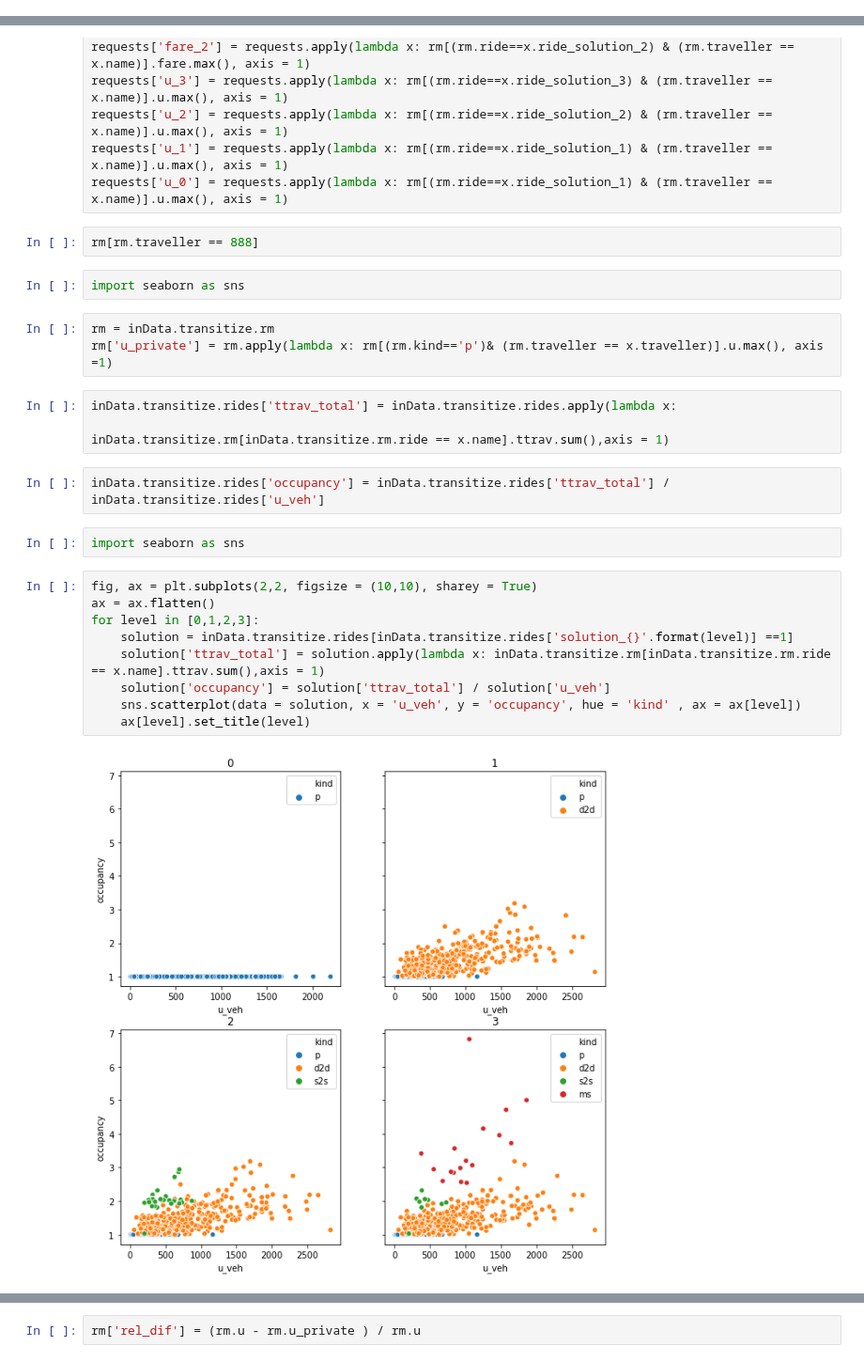
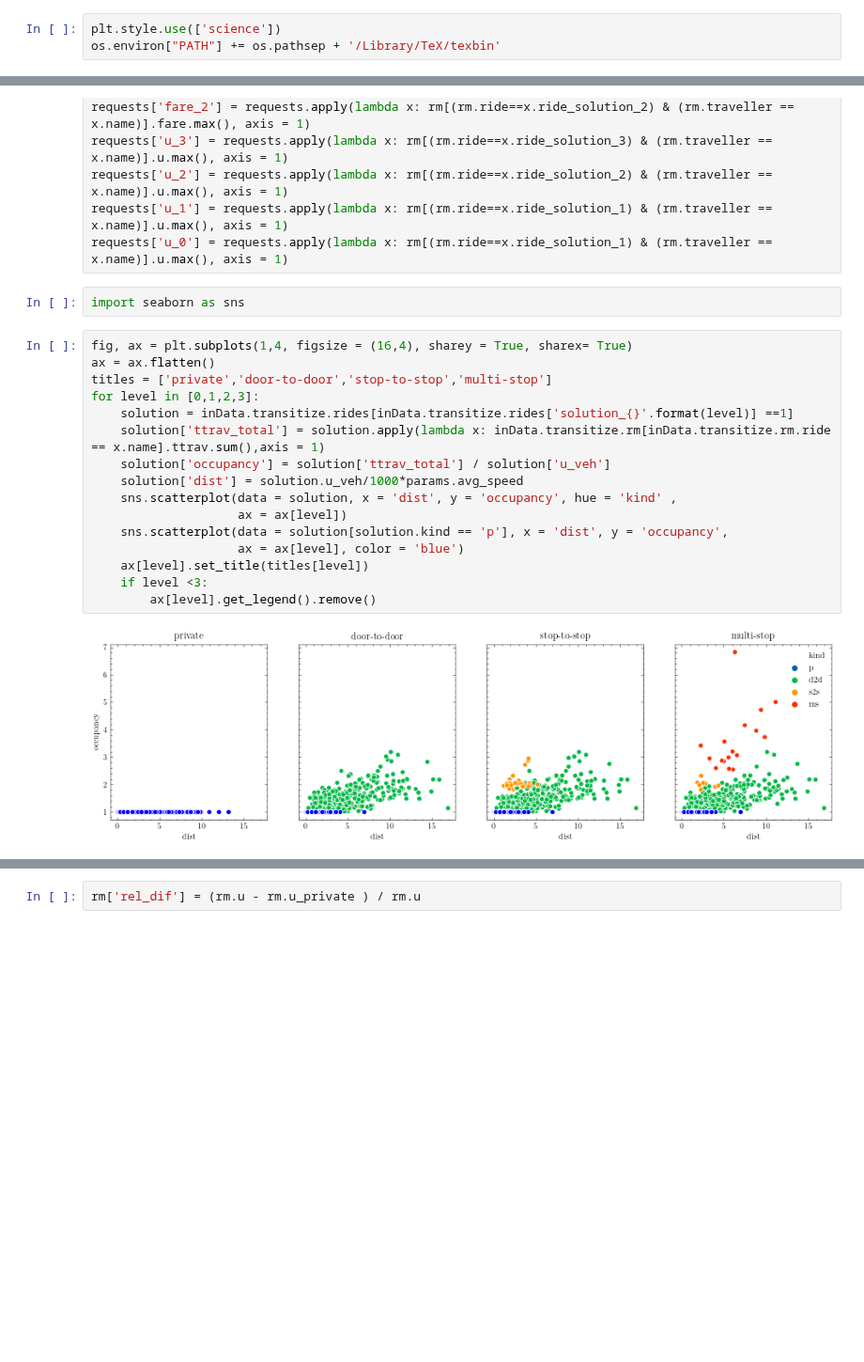
Before and after one commit to RafalKucharskiPK/ExMAS, a Jupyter notebook: ExMAS/spinoffs/tndp/ExExMAS_results.ipynb, the cells around one changed output, grey strips where cells are left out. Shown at 94% size. Drawn from its saved outputs; the diff is of its cells as text; blank space fills up the shorter version.

```diff
--- a/ExMAS/spinoffs/tndp/ExExMAS_results.ipynb
+++ b/ExMAS/spinoffs/tndp/ExExMAS_results.ipynb
@@ -19,6 +19,9 @@ from ExMAS.utils import *
 # %%
 from ExMAS.transitize import visualizations
 from ExMAS.transitize import analysis
+# %%
+plt.style.use(['science'])
+os.environ["PATH"] += os.pathsep + '/Library/TeX/texbin'
 # %%
 params = ExMAS.utils.get_config('ExMAS/data/configs/transit.json')  # load the default
 # %%
@@ -114,28 +147,23 @@ requests['u_3'] = requests.apply(lambda x: rm[(rm.ride==x.ride_solution_3) & (rm
 requests['u_2'] = requests.apply(lambda x: rm[(rm.ride==x.ride_solution_2) & (rm.traveller == x.name)].u.max(), axis = 1)
 requests['u_1'] = requests.apply(lambda x: rm[(rm.ride==x.ride_solution_1) & (rm.traveller == x.name)].u.max(), axis = 1)
 requests['u_0'] = requests.apply(lambda x: rm[(rm.ride==x.ride_solution_1) & (rm.traveller == x.name)].u.max(), axis = 1)
-# %%
-rm[rm.traveller == 888]
 # %%
 import seaborn as sns
-# %%
-rm = inData.transitize.rm
-rm['u_private'] = rm.apply(lambda x: rm[(rm.kind=='p')& (rm.traveller == x.traveller)].u.max(), axis =1)
-# %%
-inData.transitize.rides['ttrav_total'] = inData.transitize.rides.apply(lambda x:
-                                                                       inData.transitize.rm[inData.transitize.rm.ride == x.name].ttrav.sum(),axis = 1)
-# %%
-inData.transitize.rides['occupancy'] = inData.transitize.rides['ttrav_total'] / inData.transitize.rides['u_veh']
-# %%
-import seaborn as sns
 # %%
-fig, ax = plt.subplots(2,2, figsize = (10,10), sharey = True)
+fig, ax = plt.subplots(1,4, figsize = (16,4), sharey = True, sharex= True)
 ax = ax.flatten()
+titles = ['private','door-to-door','stop-to-stop','multi-stop']
 for level in [0,1,2,3]:
     solution = inData.transitize.rides[inData.transitize.rides['solution_{}'.format(level)] ==1]
     solution['ttrav_total'] = solution.apply(lambda x: inData.transitize.rm[inData.transitize.rm.ride == x.name].ttrav.sum(),axis = 1)
     solution['occupancy'] = solution['ttrav_total'] / solution['u_veh']
-    sns.scatterplot(data = solution, x = 'u_veh', y = 'occupancy', hue = 'kind' , ax = ax[level])
-    ax[level].set_title(level)
+    solution['dist'] = solution.u_veh/1000*params.avg_speed
+    sns.scatterplot(data = solution, x = 'dist', y = 'occupancy', hue = 'kind' ,
+                    ax = ax[level])
+    sns.scatterplot(data = solution[solution.kind == 'p'], x = 'dist', y = 'occupancy',
+                    ax = ax[level], color = 'blue')
+    ax[level].set_title(titles[level])
+    if level <3:
+        ax[level].get_legend().remove()
 # %% [output]
-[figure, old version]
+[figure, new version]
```
Also changed, not shown: parts of 45 cells of this notebook, 4 other files.
